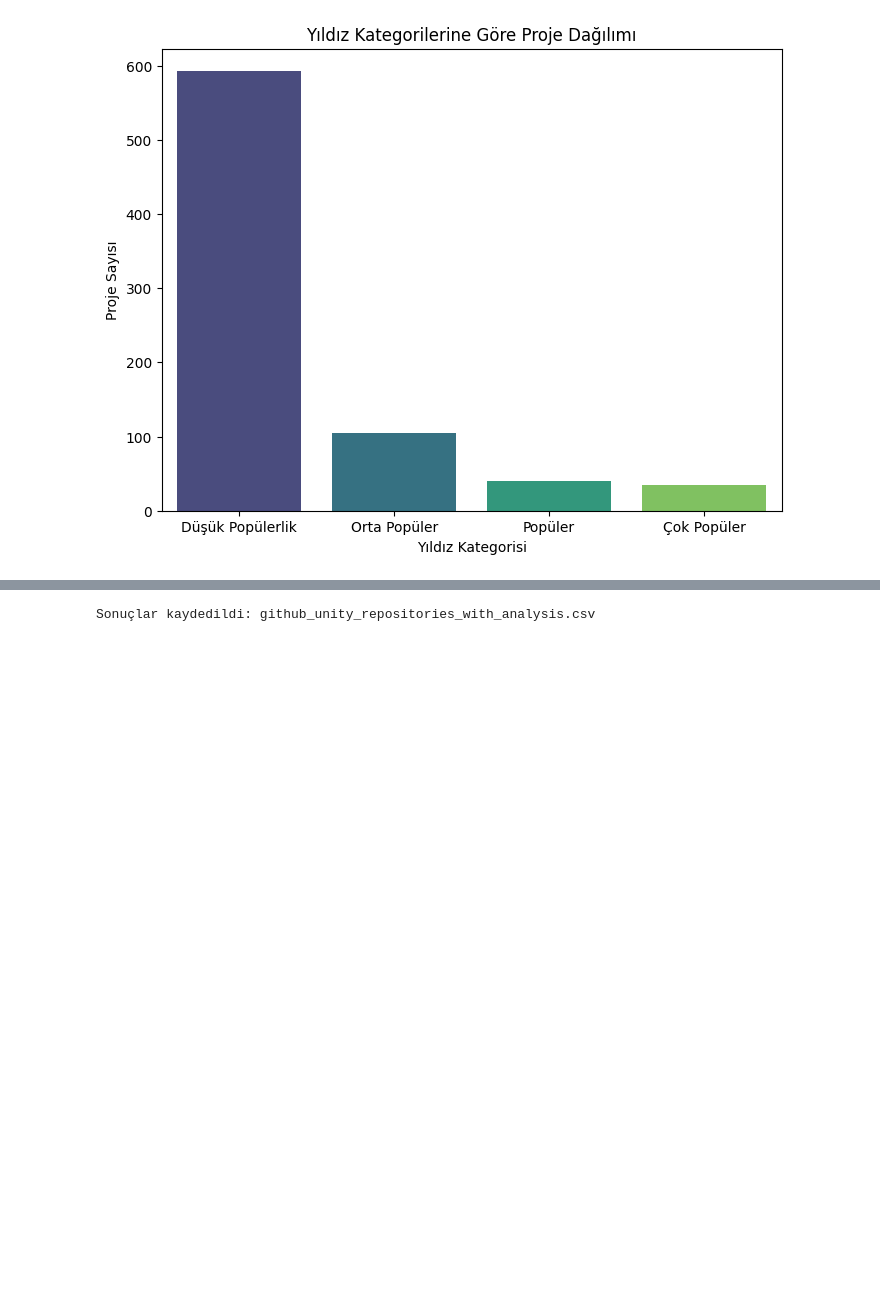
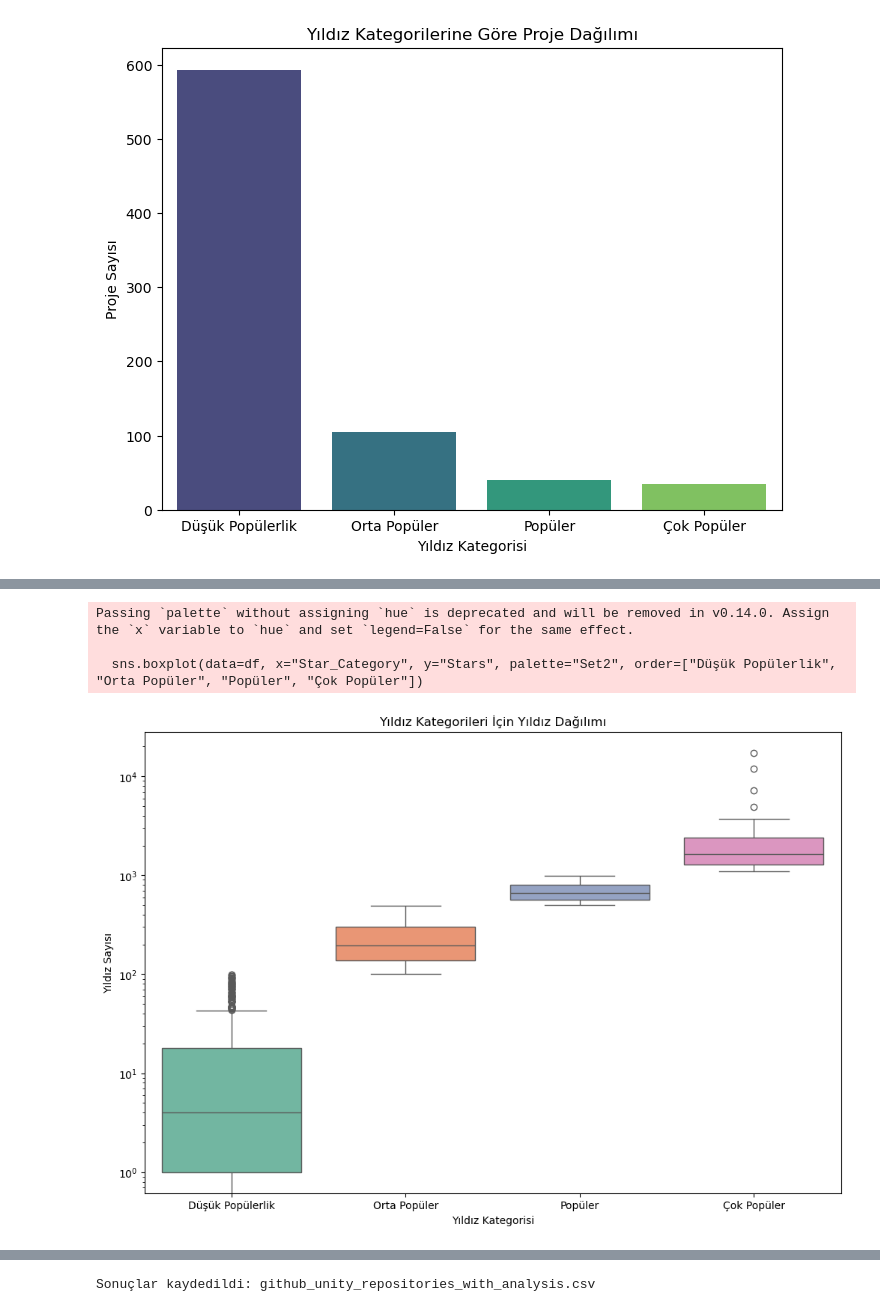
Before and after one commit to Gadaffi508/Data-Mining, a Jupyter notebook: Data-2/Data Processing.ipynb, the cells around one changed output, grey strips where cells are left out. Cells and saved outputs as stored; diff of their text form; code cells hidden in the pictures; blank space fills up the shorter version.

```diff
--- a/Data-2/Data Processing.ipynb
+++ b/Data-2/Data Processing.ipynb
@@ -153,0 +144,13 @@ Passing `palette` without assigning `hue` is deprecated and will be removed in v
+# %%
+plt.figure(figsize=(12, 8))
+sns.boxplot(data=df, x="Star_Category", y="Stars", palette="Set2", order=["Düşük Popülerlik", "Orta Popüler", "Popüler", "Çok Popüler"])
+plt.title("Yıldız Kategorileri İçin Yıldız Dağılımı")
+plt.xlabel("Yıldız Kategorisi")
+plt.ylabel("Yıldız Sayısı")
+plt.yscale("log")  # Yıldız sayılarının geniş aralıklarını görselleştirmek için logaritmik ölçek
+plt.show()
+# %% [output]
+Passing `palette` without assigning `hue` is deprecated and will be removed in v0.14.0. Assign the `x` variable to `hue` and set `legend=False` for the same effect.
+
+  sns.boxplot(data=df, x="Star_Category", y="Stars", palette="Set2", order=["Düşük Popülerlik", "Orta Popüler", "Popüler", "Çok Popüler"])
+[figure, added]
```
Also changed, not shown: parts of 15 cells of this notebook.
